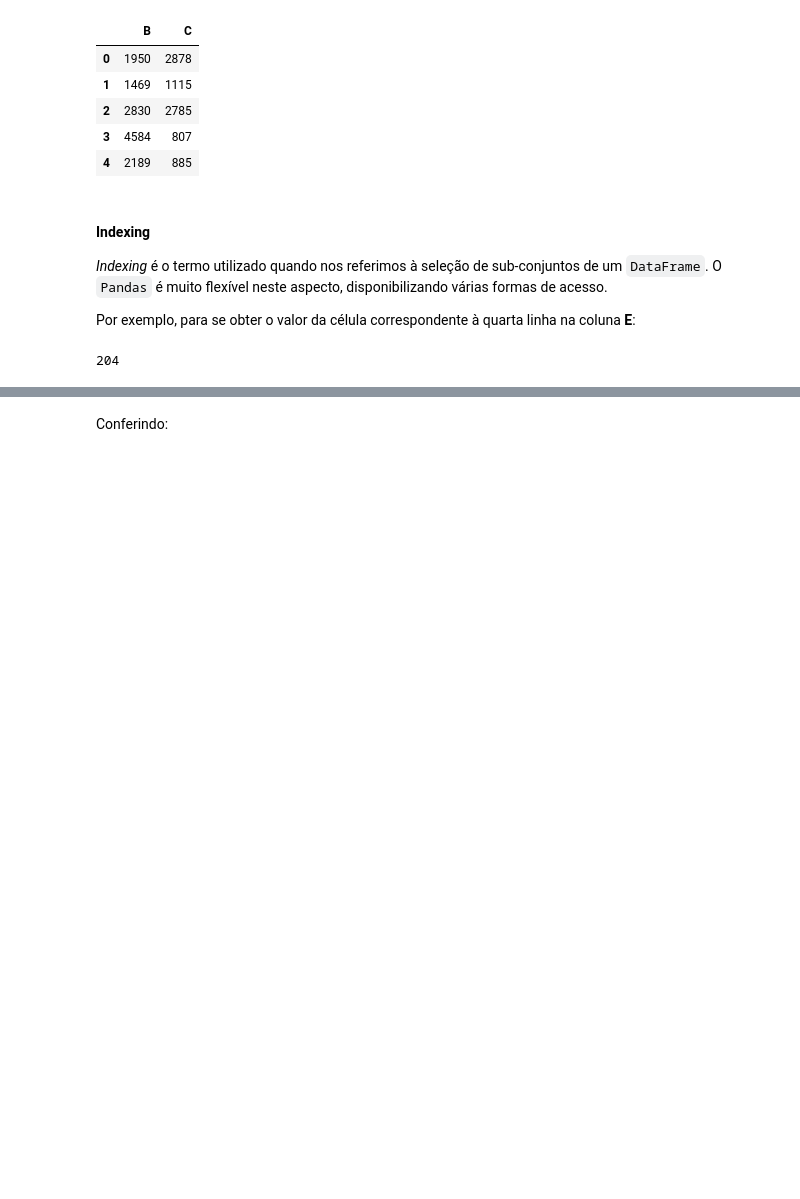
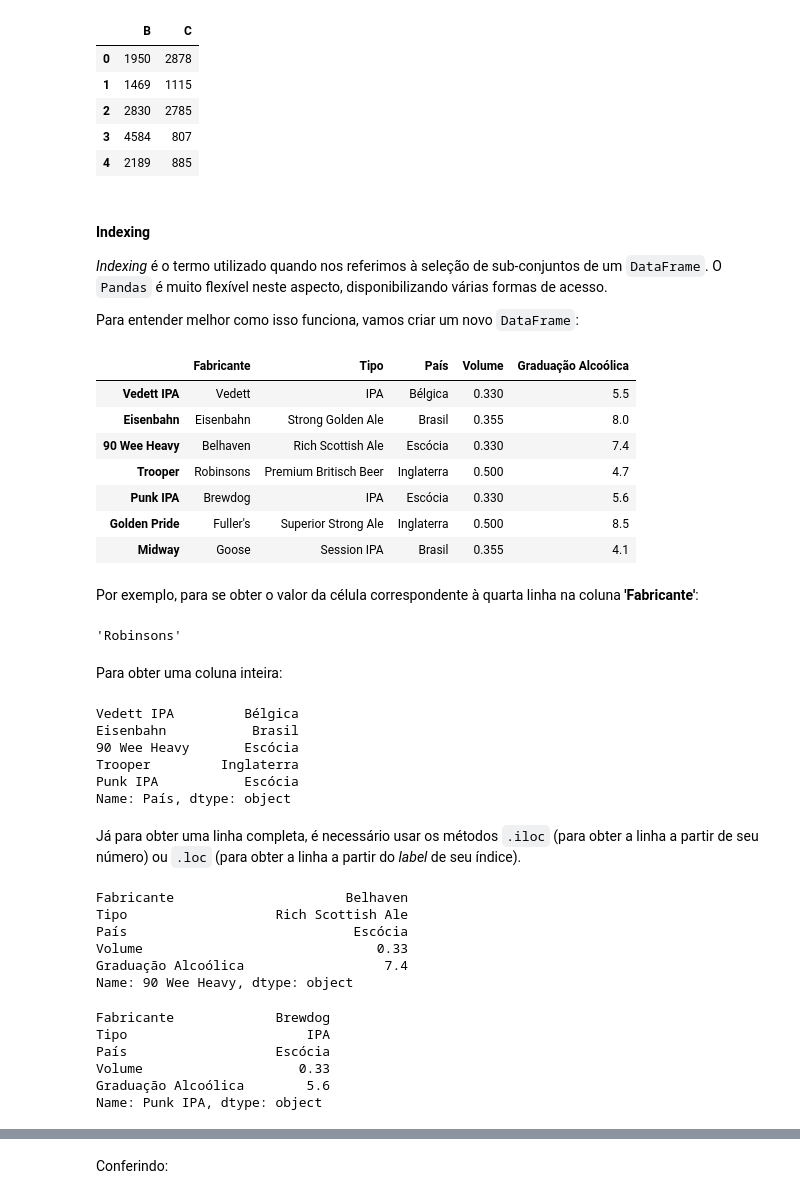
Before and after one commit to jalexandretoledo/numpy_pandas, a Jupyter notebook: aula_2/Aula 2.ipynb, the cells around one changed output, grey strips where cells are left out. Drawn from its saved outputs; the diff is of its cells as text; code cells hidden in the pictures; blank space fills up the shorter version.

```diff
--- a/aula_2/Aula 2.ipynb
+++ b/aula_2/Aula 2.ipynb
@@ -358,10 +392,64 @@ grande.sample(2, axis="columns", random_state=33).head()
 
 _Indexing_ é o termo utilizado quando nos referimos à seleção de sub-conjuntos de um `DataFrame`. O `Pandas` é muito flexível neste aspecto, disponibilizando várias formas de acesso.
 
-Por exemplo, para se obter o valor da célula correspondente à quarta linha na coluna __E__:
+Para entender melhor como isso funciona, vamos criar um novo `DataFrame`:
+# %%
+cervejas = pd.DataFrame([["Vedett", "IPA", "Bélgica", 0.33, 5.5],
+                         ["Eisenbahn", "Strong Golden Ale", "Brasil", 0.355, 8.0],
+                         ["Belhaven", "Rich Scottish Ale", "Escócia", 0.33, 7.4],
+                         ["Robinsons", "Premium Britisch Beer", "Inglaterra", 0.5, 4.7],
+                         ["Brewdog", "IPA", "Escócia", 0.33, 5.6],
+                         ["Fuller's", "Superior Strong Ale", "Inglaterra", 0.5, 8.5],
+                         ["Goose", "Session IPA", "Brasil", 0.355, 4.1]],
+                        index=["Vedett IPA", "Eisenbahn", "90 Wee Heavy", "Trooper", "Punk IPA", "Golden Pride", "Midway"],
+                        columns=["Fabricante", "Tipo", "País", "Volume", "Graduação Alcoólica"])
+# %%
+cervejas
+# %% [output]
+|  | Fabricante | Tipo | País | Volume | Graduação Alcoólica |
+| Vedett IPA | Vedett | IPA | Bélgica | 0.330 | 5.5 |
+| Eisenbahn | Eisenbahn | Strong Golden Ale | Brasil | 0.355 | 8.0 |
+| 90 Wee Heavy | Belhaven | Rich Scottish Ale | Escócia | 0.330 | 7.4 |
+| Trooper | Robinsons | Premium Britisch Beer | Inglaterra | 0.500 | 4.7 |
+| Punk IPA | Brewdog | IPA | Escócia | 0.330 | 5.6 |
+| Golden Pride | Fuller's | Superior Strong Ale | Inglaterra | 0.500 | 8.5 |
+| Midway | Goose | Session IPA | Brasil | 0.355 | 4.1 |
+# %% [markdown]
+Por exemplo, para se obter o valor da célula correspondente à quarta linha na coluna __'Fabricante'__:
 # %%
 linha = 3              # lembre-se: a primeira linha é a ZERO!
-coluna = 'E'
-grande[coluna][linha]
+coluna = 'Fabricante'
+cervejas[coluna][linha]
 # %% [output]
-204
+'Robinsons'
+# %% [markdown]
+Para obter uma coluna inteira:
+# %%
+cervejas["País"].head()
+# %% [output]
+Vedett IPA         Bélgica
+Eisenbahn           Brasil
+90 Wee Heavy       Escócia
+Trooper         Inglaterra
+Punk IPA           Escócia
+Name: País, dtype: object
+# %% [markdown]
+Já para obter uma linha completa, é necessário usar os métodos `.iloc` (para obter a linha a partir de seu número) ou `.loc` (para obter a linha a partir do _label_ de seu índice).
+# %%
+cervejas.iloc[2]
+# %% [output]
+Fabricante                      Belhaven
+Tipo                   Rich Scottish Ale
+País                             Escócia
+Volume                              0.33
+Graduação Alcoólica                  7.4
+Name: 90 Wee Heavy, dtype: object
+# %%
+cervejas.loc['Punk IPA']
+# %% [output]
+Fabricante             Brewdog
+Tipo                       IPA
+País                   Escócia
+Volume                    0.33
+Graduação Alcoólica        5.6
+Name: Punk IPA, dtype: object
```
Also changed, not shown: parts of 55 cells of this notebook, 1 other file.
